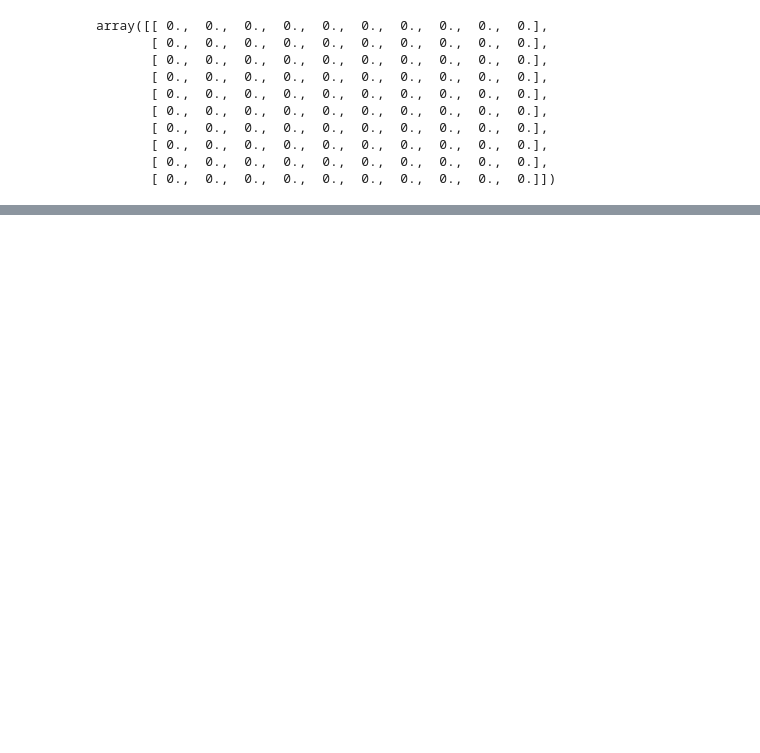
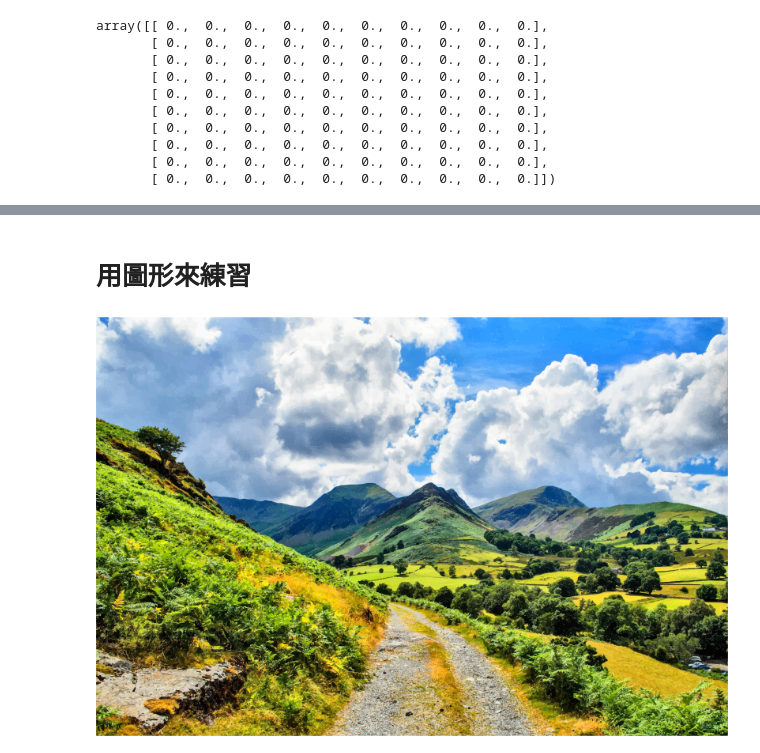
Before and after one commit to tjwei/HackNTU_Data_2017, a Jupyter notebook: Week01/01-Numpy.ipynb, the cells around one changed output, grey strips where cells are left out. Saved outputs shown, nothing was run; the diff lists cells and outputs as text; code cells hidden in the pictures; blank space fills up the shorter version.

```diff
--- a/Week01/01-Numpy.ipynb
+++ b/Week01/01-Numpy.ipynb
@@ -86,0 +260,10 @@ Image.froimg_array(img_array)
+# %% [markdown]
+# 用圖形來練習
+# %%
+# 還記得剛才的
+import PIL
+img = Image.open('img/Green-Rolling-Hills-Landscape-800px.png')
+img_array = np.array(img)
+Image.fromarray(img_array)
+# %% [output]
+[figure, added]
```
Also changed, not shown: parts of 45 cells of this notebook, 5 other files.
